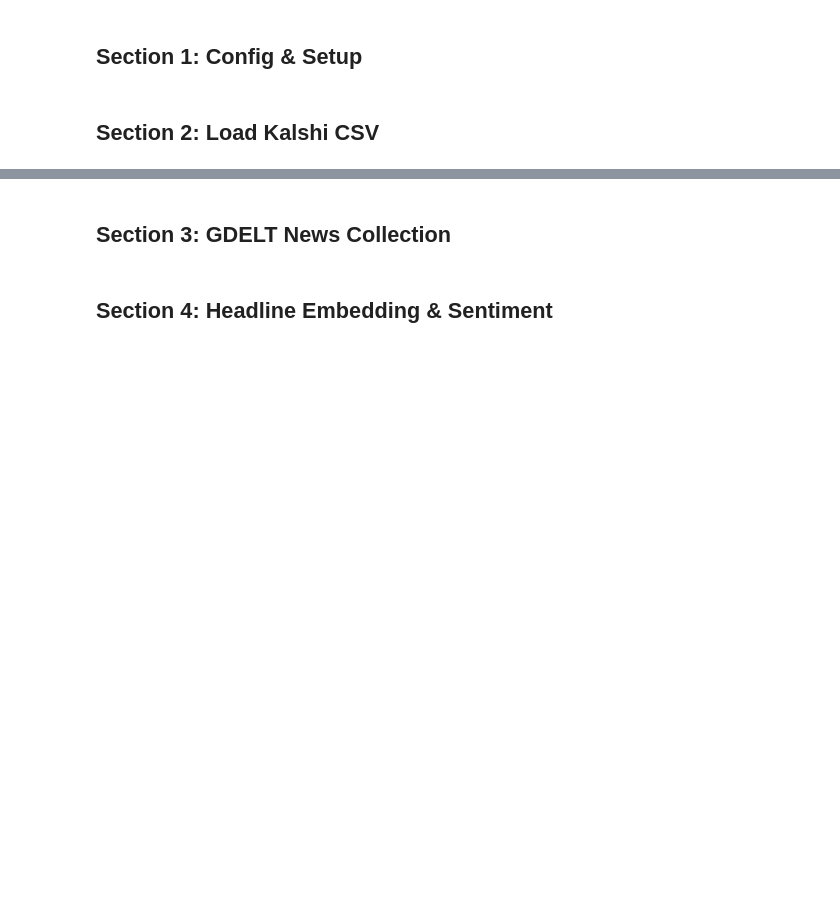
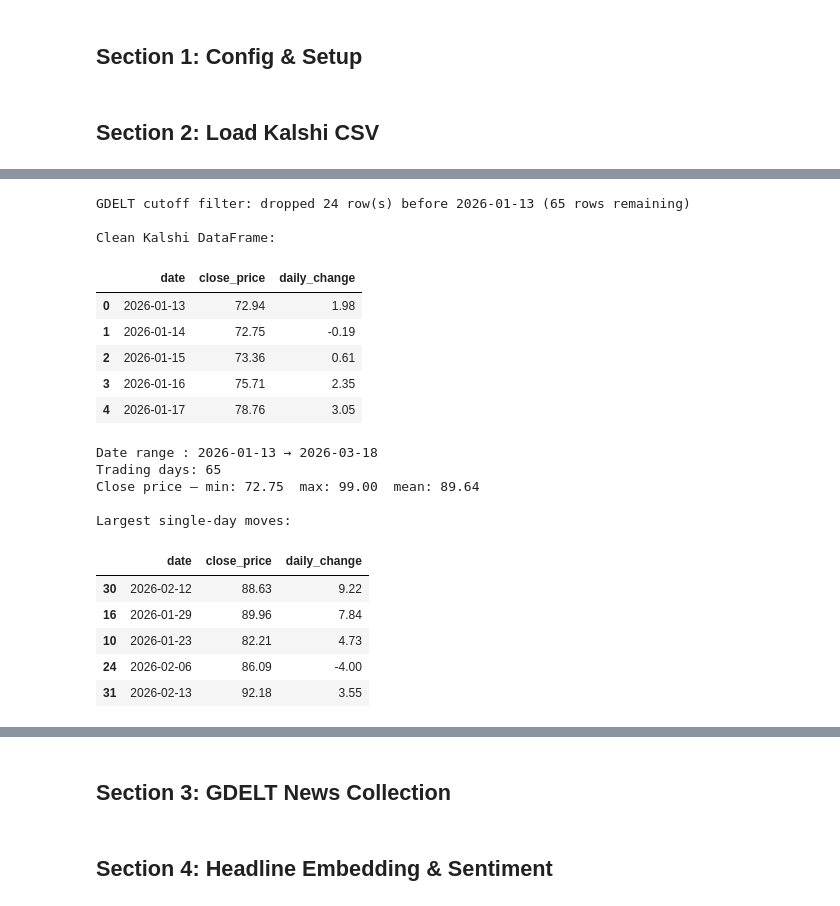
Before and after one commit to charliejb52/Kalshii_Prediction_Project_ECE590, a Jupyter notebook: data_collection.ipynb, the cells around one changed output, grey strips where cells are left out. Cells and saved outputs as stored; diff of their text form; code cells hidden in the pictures; blank space fills up the shorter version.

Commit message:
proof of concept data gathering for march fed decision contract

```diff
--- a/data_collection.ipynb
+++ b/data_collection.ipynb
@@ -30,25 +30,35 @@ import sys
 # %%
 import os
 import sys
+from datetime import datetime, timezone, timedelta
 
 # ── Configurable parameters ────────────────────────────────────────────────────
-N_DAY_WINDOW    = 6                          # lookback window in calendar days
-KALSHI_CSV_PATH = "./data/kalshi_contract.csv"
-NEWS_KEYWORDS   = [
-    "FOMC", "federal reserve", "interest rate",
-    "rate cut", "rate hike", "Powell", "Fed",
+N_DAY_WINDOW       = 6                          # lookback window in calendar days
+KALSHI_CSV_PATH    = "./data/kalshi_contract.csv"
+NEWS_KEYWORDS      = [
+    "federal reserve",
+    "interest rate",
+    "rate cut",
+    "rate hike",
+    "Powell",
+    "monetary policy",
 ]
-EMBEDDING_MODEL = "all-MiniLM-L6-v2"
-SENTIMENT_MODEL = "ProsusAI/finbert"
-GDELT_SLEEP_S   = 0.5   # seconds between GDELT requests (rate-limit courtesy)
-GDELT_RETRIES   = 3     # number of retry attempts per failed query
-GDELT_CACHE     = "./data/gdelt_cache.json"
-FEATURES_OUT    = "./data/features.pkl"
+EMBEDDING_MODEL    = "all-MiniLM-L6-v2"
+SENTIMENT_MODEL    = "ProsusAI/finbert"
+GDELT_SLEEP_S      = 6.0   # GDELT enforces ≥5 s between requests; 6 s gives headroom
+GDELT_RETRIES      = 4     # retry attempts per failed chunk query
+GDELT_BATCH_DAYS   = 7     # calendar days per GDELT chunk (weekly batches)
+GDELT_BATCH_CACHE  = "./data/gdelt_batch_cache.json"   # {date_str: [title, ...]}
+FEATURES_OUT       = "./data/features.pkl"
+
+# GDELT only indexes the trailing ~3 months from today (92 days is a safe approximation)
+GDELT_CUTOFF_DATE = datetime.now(timezone.utc).replace(tzinfo=None) - timedelta(days=92)
+GDELT_CUTOFF_DATE = GDELT_CUTOFF_DATE.replace(hour=0, minute=0, second=0, microsecond=0)
 # ──────────────────────────────────────────────────────────────────────────────
 
-# Create data directory
 os.makedirs("./data", exist_ok=True)
 print("Config loaded. ./data/ directory ready.")
+print(f"GDELT cutoff date (rows before this are dropped): {GDELT_CUTOFF_DATE.date()}")
 # %% [markdown]
 ## Section 2: Load Kalshi CSV
 # %%
@@ -80,4 +100,6 @@ display(raw_df.head())
 # %%
+import pandas as pd
+
 def normalize_kalshi_df(raw: pd.DataFrame) -> pd.DataFrame:
     """
     Normalize whatever column layout Kalshi exports into a clean DataFrame
@@ -102,33 +124,61 @@ def normalize_kalshi_df(raw: pd.DataFrame) -> pd.DataFrame:
         .sort_values("date")
         .reset_index(drop=True)
     )
 
     # Day-over-day price difference; first row gets NaN → fill 0
     df["daily_change"] = df["close_price"].diff().fillna(0)
 
     return df
 
 
 kalshi_df = normalize_kalshi_df(raw_df)
 
+# ── Drop rows outside GDELT's ~3-month accessible window ─────────────────────
+cutoff = pd.Timestamp(GDELT_CUTOFF_DATE)
+before = len(kalshi_df)
+kalshi_df = kalshi_df[kalshi_df["date"] >= cutoff].reset_index(drop=True)
+print(f"GDELT cutoff filter: dropped {before - len(kalshi_df)} row(s) before "
+      f"{cutoff.date()} ({len(kalshi_df)} rows remaining)")
+
 # Derive START_DATE / END_DATE from the data itself
 START_DATE = kalshi_df["date"].min()
 END_DATE   = kalshi_df["date"].max()
 
 print("\nClean Kalshi DataFrame:")
 display(kalshi_df.head())
 print(f"\nDate range : {START_DATE.date()} → {END_DATE.date()}")
 print(f"Trading days: {len(kalshi_df)}")
 print(f"Close price — min: {kalshi_df.close_price.min():.2f}  "
       f"max: {kalshi_df.close_price.max():.2f}  "
       f"mean: {kalshi_df.close_price.mean():.2f}")
 
 # Largest single-day moves
 top_moves = kalshi_df.reindex(
     kalshi_df["daily_change"].abs().nlargest(5).index
 )[["date", "close_price", "daily_change"]]
 print("\nLargest single-day moves:")
 display(top_moves)
+# %% [output]
+GDELT cutoff filter: dropped 24 row(s) before 2026-01-13 (65 rows remaining)
+
+Clean Kalshi DataFrame:
+|  | date | close_price | daily_change |
+| 0 | 2026-01-13 | 72.94 | 1.98 |
+| 1 | 2026-01-14 | 72.75 | -0.19 |
+| 2 | 2026-01-15 | 73.36 | 0.61 |
+| 3 | 2026-01-16 | 75.71 | 2.35 |
+| 4 | 2026-01-17 | 78.76 | 3.05 |
+Date range : 2026-01-13 → 2026-03-18
+Trading days: 65
+Close price — min: 72.75  max: 99.00  mean: 89.64
+
+Largest single-day moves:
+|  | date | close_price | daily_change |
+| 30 | 2026-02-12 | 88.63 | 9.22 |
+| 16 | 2026-01-29 | 89.96 | 7.84 |
+| 10 | 2026-01-23 | 82.21 | 4.73 |
+| 24 | 2026-02-06 | 86.09 | -4.00 |
+| 31 | 2026-02-13 | 92.18 | 3.55 |
 # %%
 fig, ax = plt.subplots(figsize=(12, 4))
 ax.plot(kalshi_df["date"], kalshi_df["close_price"], linewidth=1.5, color="steelblue")
```
Also changed, not shown: parts of 8 cells of this notebook, 2 other files.
